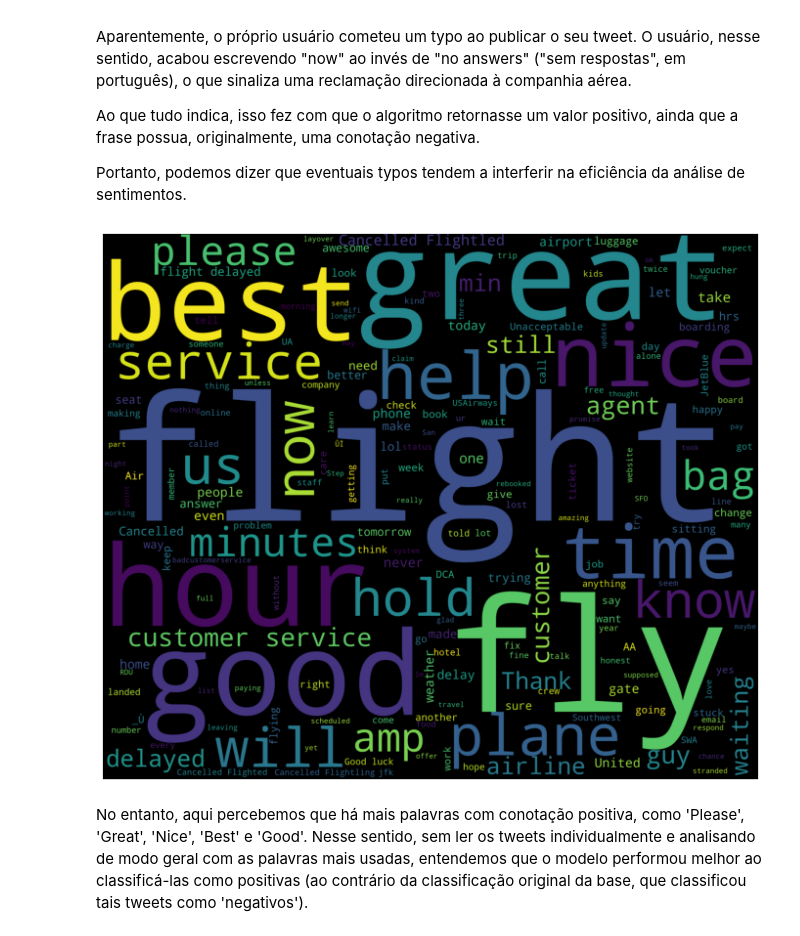
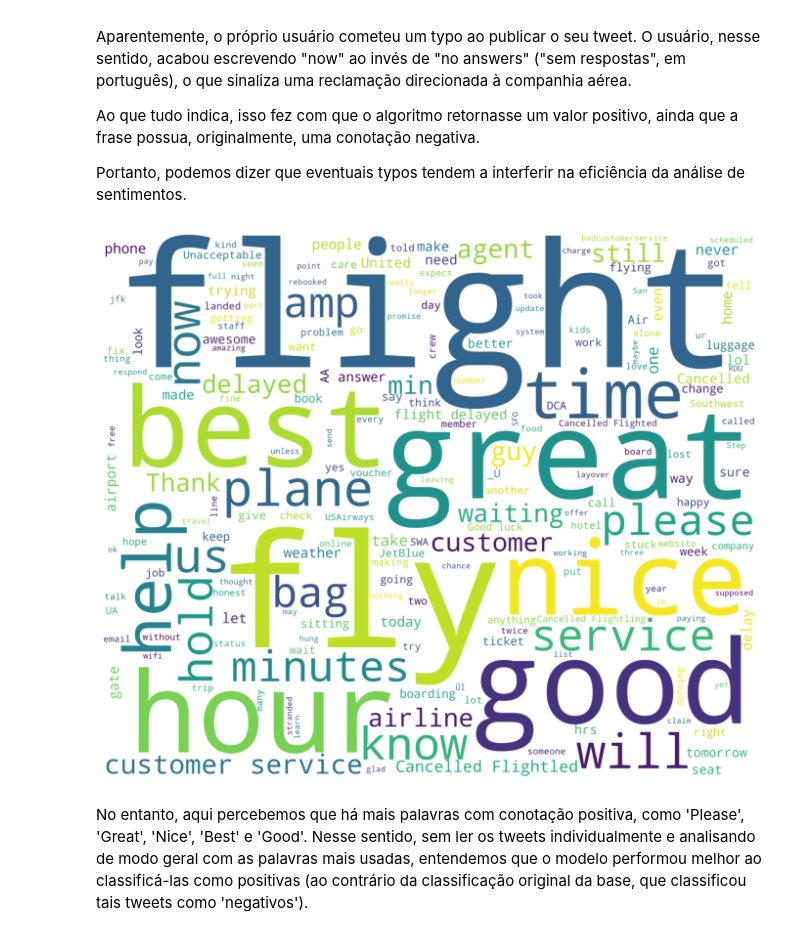
Before and after one commit to atmasuko/Intro-ao-Python, a Jupyter notebook: Trabalho_Prático_Parte_1_Grupo_X.ipynb, the cells around one changed output. Cells and saved outputs as stored; diff of their text form; code cells hidden in the pictures.

```diff
--- a/Trabalho_Prático_Parte_1_Grupo_X.ipynb
+++ b/Trabalho_Prático_Parte_1_Grupo_X.ipynb
@@ -506,26 +518,26 @@ Portanto, podemos dizer que eventuais typos tendem a interferir na eficiência d
 # %%
 #plotando a divergência
 from wordcloud import WordCloud,STOPWORDS
 
 words = ' '.join(data['text'])
 cleaned_word = " ".join([word for word in words.split()
                             if 'http' not in word
                                 and not word.startswith('@')
                                 and word != 'RT'
                             ])
 
 wordcloud = WordCloud(stopwords=STOPWORDS,
-                      background_color='black',
+                      background_color='white',
                       width=3000,
                       height=2500
                      ).generate(cleaned_word)
 
 plt.figure(1,figsize=(12, 12))
 plt.imshow(wordcloud)
 plt.axis('off')
 plt.show()
 # %% [output]
-[figure, old version]
+[figure, new version]
 # %% [markdown]
 No entanto, aqui percebemos que há mais palavras com conotação positiva, como 'Please', 'Great', 'Nice', 'Best' e 'Good'. Nesse sentido, sem ler os tweets individualmente e analisando de modo geral com as palavras mais usadas, entendemos que o modelo performou melhor ao classificá-las como positivas (ao contrário da classificação original da base, que classificou tais tweets como 'negativos').
 # %% [markdown]
```
Also changed, not shown: parts of 9 cells of this notebook.
